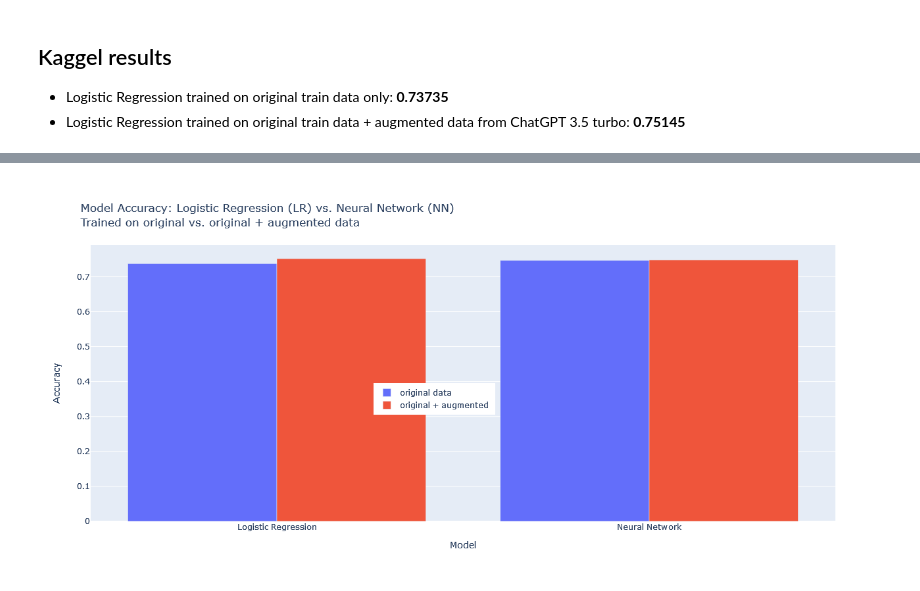
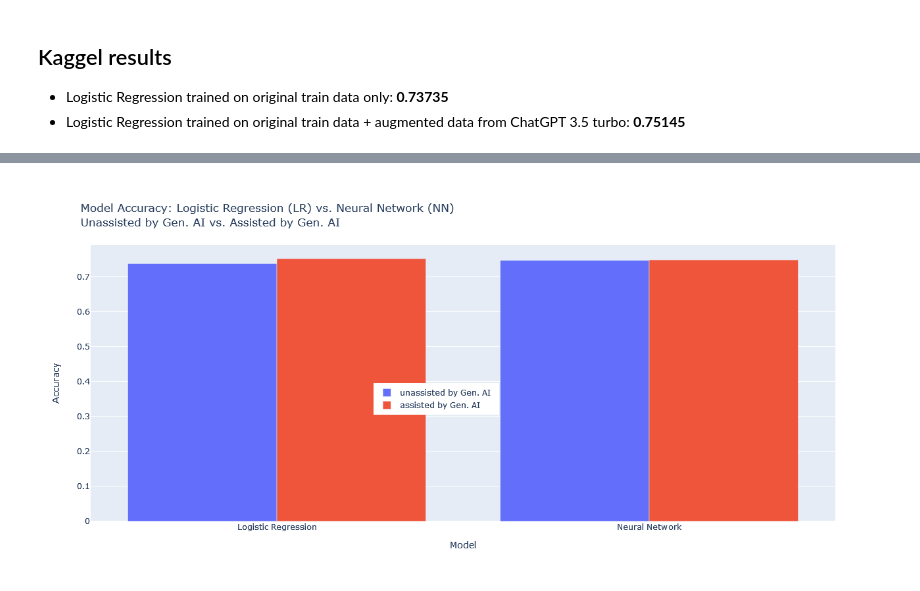
Before and after one commit to MichaelSzczepaniak/llmamd, a Jupyter notebook: logistic_regressions.ipynb, the cells around one changed output, grey strips where cells are left out. Cells and saved outputs as stored; diff of their text form; code cells hidden in the pictures.

Commit message:
rename tweet gen notebook, update perf compare plot

```diff
--- a/logistic_regressions.ipynb
+++ b/logistic_regressions.ipynb
@@ -307,8 +307,10 @@ import plotly.graph_objects as go
 model_type = ['Logistic Regression', 'Neural Network']
 
 fig_model_perf = go.Figure(data=[
-    go.Bar(name='original data', x=model_type, y=[0.73735, 0.74655]),
-    go.Bar(name='original + augmented', x=model_type, y=[0.75145, 0.74777])
+    # go.Bar(name='original data', x=model_type, y=[0.73735, 0.74655]),
+    # go.Bar(name='original + augmented', x=model_type, y=[0.75145, 0.74777])
+    go.Bar(name='unassisted by Gen. AI', x=model_type, y=[0.73735, 0.74655]),
+    go.Bar(name='assisted by Gen. AI', x=model_type, y=[0.75145, 0.74777])
 ])
 # fig_model.perf.add_trace(
 #     go.Bar(
@@ -322,7 +324,7 @@ fig_model_perf = go.Figure(data=[
 #         )
 #     )
 # )
-fig_model_perf.update_layout(title='Model Accuracy: Logistic Regression (LR) vs. Neural Network (NN)<br>Trained on original vs. original + augmented data',
+fig_model_perf.update_layout(title='Model Accuracy: Logistic Regression (LR) vs. Neural Network (NN)<br>Unassisted by Gen. AI vs. Assisted by Gen. AI',
                                 xaxis_title='Model',
                                 yaxis_title='Accuracy',
                                 legend=dict(yanchor="top",
@@ -338 +341 @@ fig_model_perf.show()
-[figure, old version]
+[figure, new version]
```
Also changed, not shown: parts of 1 cell of this notebook.
